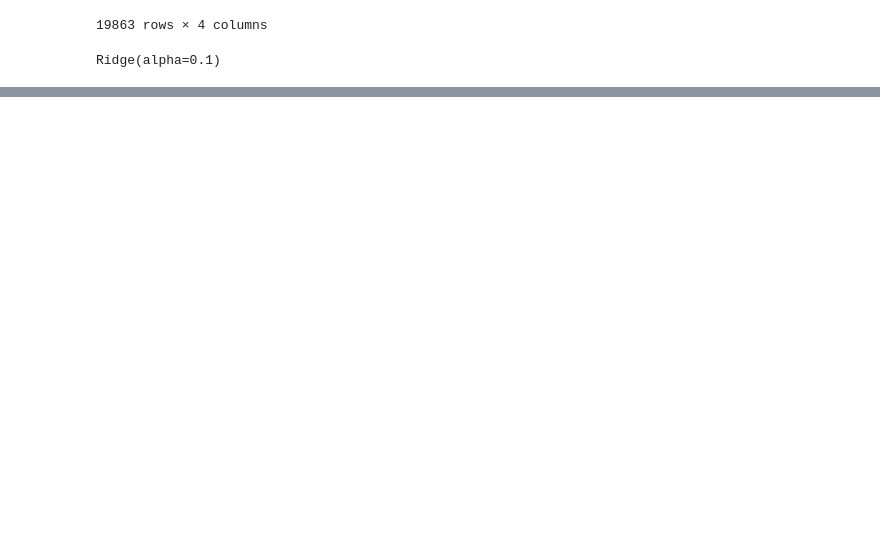
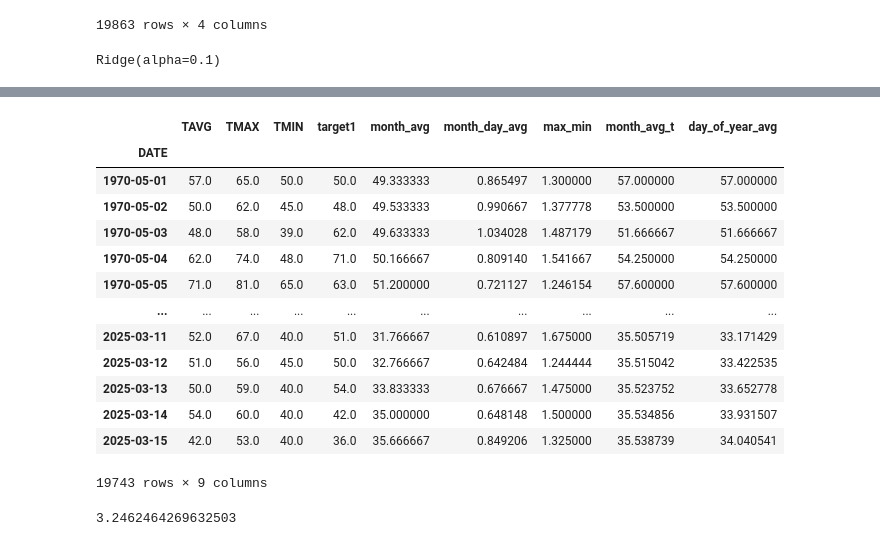
Before and after one commit to njnjfnj/Weather_predicter_backend, a Jupyter notebook: weather-ml/app/models/train.ipynb, the cells around one changed output, grey strips where cells are left out. Cells and saved outputs as stored; diff of their text form; code cells hidden in the pictures; blank space fills up the shorter version.

```diff
--- a/weather-ml/app/models/train.ipynb
+++ b/weather-ml/app/models/train.ipynb
@@ -259,0 +309,5 @@ def create_predictions(predictors, core_weather, reg):
+# %%
+# Спочатку ми групуємо дані по місяцях .groupby(core_weather.index.month),
+# для кожного дня з місяця .apply(lambda x: x.expanding(1).mean()) бере
+# кожен попередній рядок даного рядка та розраховує середнє значення
+core_weather["month_avg_t"] = core_weather["TAVG"].groupby(core_weather.index.month).apply(lambda x: x.expanding(1).mean())
@@ -259,0 +323,5 @@ def create_predictions(predictors, core_weather, reg):
+# %%
+# Спочатку ми групуємо дані по роках .groupby(core_weather.index.year),
+# для кожного дня з місяця .apply(lambda x: x.expanding(1).mean()) бере
+# кожен попередній рядок даного рядка та розраховує середнє значення
+core_weather["day_of_year_avg"] = core_weather["TAVG"].groupby(core_weather.index.year).apply(lambda x: x.expanding(1).mean())
@@ -259,0 +337,17 @@ def create_predictions(predictors, core_weather, reg):
+# %%
+core_weather
+# %% [output]
+|  | TAVG | TMAX | TMIN | target1 | month_avg | month_day_avg | max_min | month_avg_t | day_of_year_avg |
+| DATE |  |  |  |  |  |  |  |  |  |
+| 1970-05-01 | 57.0 | 65.0 | 50.0 | 50.0 | 49.333333 | 0.865497 | 1.300000 | 57.000000 | 57.000000 |
+| 1970-05-02 | 50.0 | 62.0 | 45.0 | 48.0 | 49.533333 | 0.990667 | 1.377778 | 53.500000 | 53.500000 |
+| 1970-05-03 | 48.0 | 58.0 | 39.0 | 62.0 | 49.633333 | 1.034028 | 1.487179 | 51.666667 | 51.666667 |
+| 1970-05-04 | 62.0 | 74.0 | 48.0 | 71.0 | 50.166667 | 0.809140 | 1.541667 | 54.250000 | 54.250000 |
+| 1970-05-05 | 71.0 | 81.0 | 65.0 | 63.0 | 51.200000 | 0.721127 | 1.246154 | 57.600000 | 57.600000 |
+| ... | ... | ... | ... | ... | ... | ... | ... | ... | ... |
+| 2025-03-11 | 52.0 | 67.0 | 40.0 | 51.0 | 31.766667 | 0.610897 | 1.675000 | 35.505719 | 33.171429 |
+| 2025-03-12 | 51.0 | 56.0 | 45.0 | 50.0 | 32.766667 | 0.642484 | 1.244444 | 35.515042 | 33.422535 |
+| 2025-03-13 | 50.0 | 59.0 | 40.0 | 54.0 | 33.833333 | 0.676667 | 1.475000 | 35.523752 | 33.652778 |
+| 2025-03-14 | 54.0 | 60.0 | 40.0 | 42.0 | 35.000000 | 0.648148 | 1.500000 | 35.534856 | 33.931507 |
+| 2025-03-15 | 42.0 | 53.0 | 40.0 | 36.0 | 35.666667 | 0.849206 | 1.325000 | 35.538739 | 34.040541 |
+19743 rows × 9 columns
@@ -259,0 +357,4 @@ def create_predictions(predictors, core_weather, reg):
+# %%
+error
+# %% [output]
+3.2462464269632503
```
Also changed, not shown: parts of 16 cells of this notebook, 1 other file.
